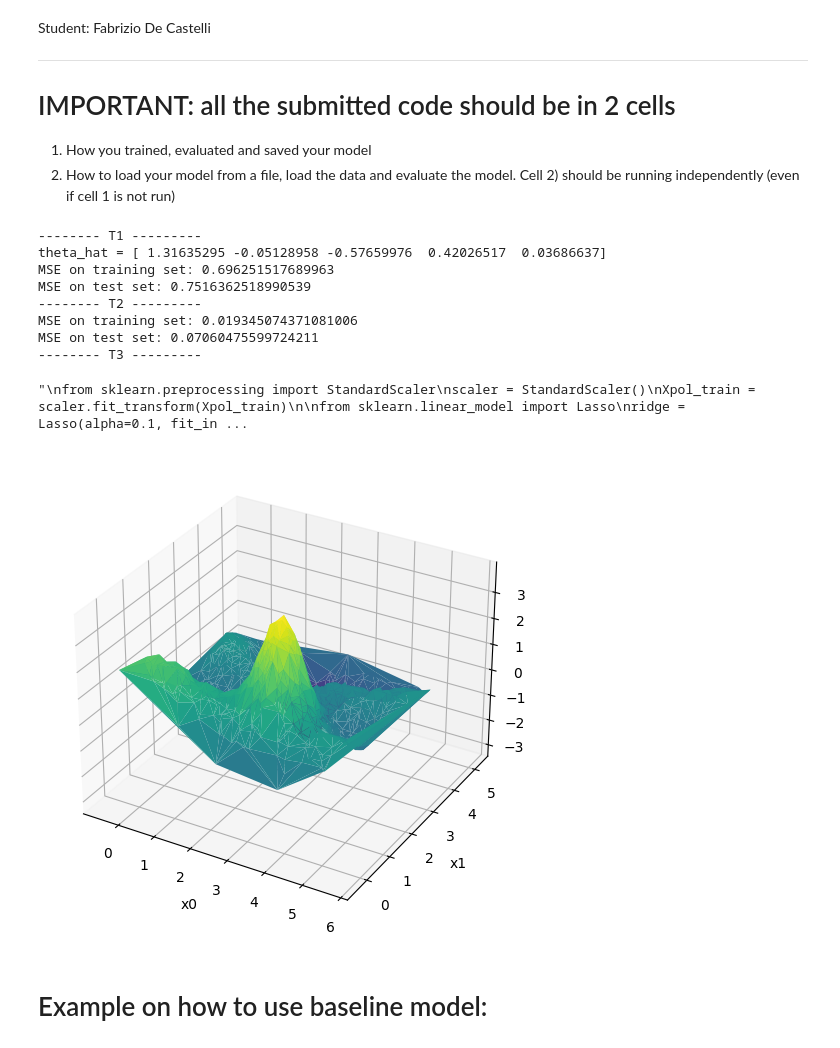
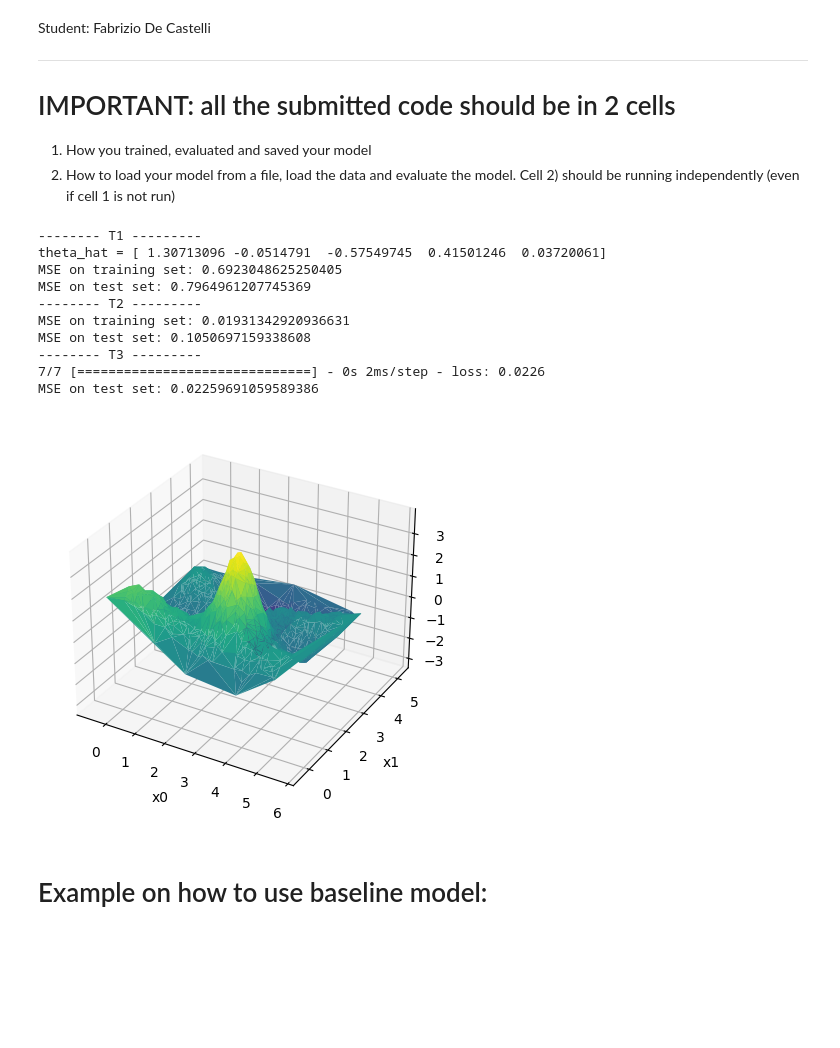
Before and after one commit to FabriDeCastelli/Regression, a Jupyter notebook: deliverable/example.ipynb, the cells around one changed output. Saved outputs shown, nothing was run; the diff lists cells and outputs as text; code cells hidden in the pictures; blank space fills up the shorter version.

```diff
--- a/deliverable/example.ipynb
+++ b/deliverable/example.ipynb
@@ -41,7 +41,8 @@ from sklearn.model_selection import train_test_split
 data = np.hstack((x, y.reshape(y.shape[0],1)))
 
 # Generate training and test set
-train, test = train_test_split(data, train_size=0.7, shuffle=True, random_state=0)
+train, test = train_test_split(data, train_size=0.8, shuffle=True, random_state=0)
+
 
 # Split inputs and targets for training set
 x_train = train[:, 0:2]
@@ -59,7 +60,7 @@ ax.plot_trisurf(x_train[:, 0], x_train[:, 1], y_train, cmap='viridis')
 ax.set_xlabel('x0')
 ax.set_ylabel('x1')
 ax.set_zlabel('y')
-plt.tight_layout()
+# plt.tight_layout()
 
 
 # Library for Linear Regression
@@ -90,12 +91,10 @@ from sklearn.metrics import mean_squared_error
 # Generate prediction on training set and evaluate performance with MSE
 train_prediction = lr.predict(X_train)
 train_performance = mean_squared_error(train_prediction, y_train)
-# train_performance_theta_hat = mean_squared_error(linear(x_train, theta_hat), y_train)
 
 # Generate prediction on test set and evaluate performance with MSE
 test_prediction = lr.predict(X_test)
 test_performance = mean_squared_error(test_prediction, y_test)
-# test_performance_theta_hat = mean_squared_error(linear(x_test, theta_hat), y_test)
 
 print('theta_hat = {}'.format(theta_hat))
 
@@ -112,54 +111,71 @@ from sklearn.preprocessing import PolynomialFeatures
 
 degree = 11
 pol_feat = PolynomialFeatures(degree=degree, include_bias=False)
 
 Xpol_train = pol_feat.fit_transform(x_train)
 Xpol_test = pol_feat.fit_transform(x_test)
 
 lr = LinearRegression(fit_intercept = True)
 lr.fit(Xpol_train, y_train)
 
 train_prediction = lr.predict(Xpol_train)
 train_performance = mean_squared_error(train_prediction, y_train)
 
 test_prediction = lr.predict(Xpol_test)
 test_performance = mean_squared_error(test_prediction, y_test)
 
 print('MSE on training set: {}'.format(train_performance))
 print('MSE on test set: {}'.format(test_performance))
 
 # T3 (Bonus)
+
 print('-------- T3 ---------')
 
-"""
-from sklearn.preprocessing import StandardScaler
-scaler = StandardScaler()
-Xpol_train = scaler.fit_transform(Xpol_train)
+def baseline_model():
+  network = Sequential()
+  network.add(Dense(11, activation="relu"))
+  network.add(Dense(5, activation="tanh"))
+  network.add(Dense(1))
+  network.compile(optimizer="sgd", loss="mean_squared_error")
+  return network
 
-from sklearn.linear_model import Lasso
-ridge = Lasso(alpha=0.1, fit_intercept=True)
-ridge.fit(Xpol_train, y_train)
+from keras import Input, Model
+from keras.models import Sequential
+from keras.layers import Dense
+from keras import losses
+from tensorflow import keras
+from keras.callbacks import EarlyStopping
+import tensorflow as tf
 
-train_prediction = ridge.predict(Xpol_train)
-train_performance = mean_squared_error(train_prediction, y_train)
+network = baseline_model()
 
-test_prediction = ridge.predict(scaler.transform(Xpol_test))
-test_performance = mean_squared_error(test_prediction, y_test)
+early_stopping = EarlyStopping(monitor='val_loss', mode='min', patience=10, verbose=1)
 
-print('MSE on training set: {}'.format(train_performance))
-print('MSE on test set: {}'.format(test_performance))
-"""
+# Assuming your X_test array has shape (600, 5)
+X_val, X_test, y_val, y_test = train_test_split(X_test, y_test, test_size=0.5, random_state=42)
+
+
+
+history = network.fit(X_train, y_train,
+                      epochs = 1000, verbose = 0,
+                      #callbacks = [early_stopping], validation_data=(X_val, y_val)
+                      )
+
+eval_results = network.evaluate(X_test, y_test)
+
+print('MSE on test set: {}'.format(eval_results))
 # %% [output]
 -------- T1 ---------
-theta_hat = [ 1.31635295 -0.05128958 -0.57659976  0.42026517  0.03686637]
-MSE on training set: 0.696251517689963
-MSE on test set: 0.7516362518990539
+theta_hat = [ 1.30713096 -0.0514791  -0.57549745  0.41501246  0.03720061]
+MSE on training set: 0.6923048625250405
+MSE on test set: 0.7964961207745369
 -------- T2 ---------
-MSE on training set: 0.019345074371081006
-MSE on test set: 0.07060475599724211
+MSE on training set: 0.01931342920936631
+MSE on test set: 0.1050697159338608
 -------- T3 ---------
+7/7 [==============================] - 0s 2ms/step - loss: 0.0226
+MSE on test set: 0.02259691059589386
-"\nfrom sklearn.preprocessing import StandardScaler\nscaler = StandardScaler()\nXpol_train = scaler.fit_transform(Xpol_train)\n\nfrom sklearn.linear_model import Lasso\nridge = Lasso(alpha=0.1, fit_in ...
-[figure, old version]
+[figure, new version]
 # %% [markdown]
 # Example on how to use baseline model:
 # %%
```
